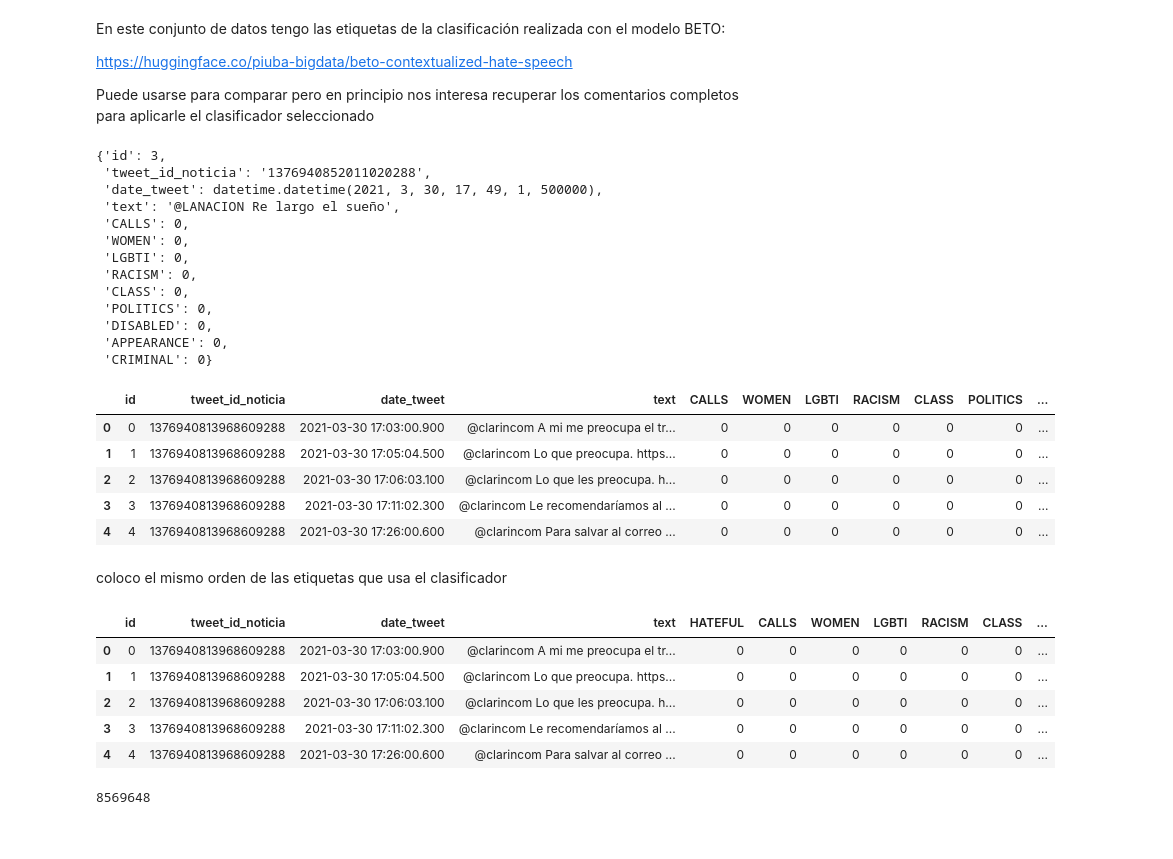
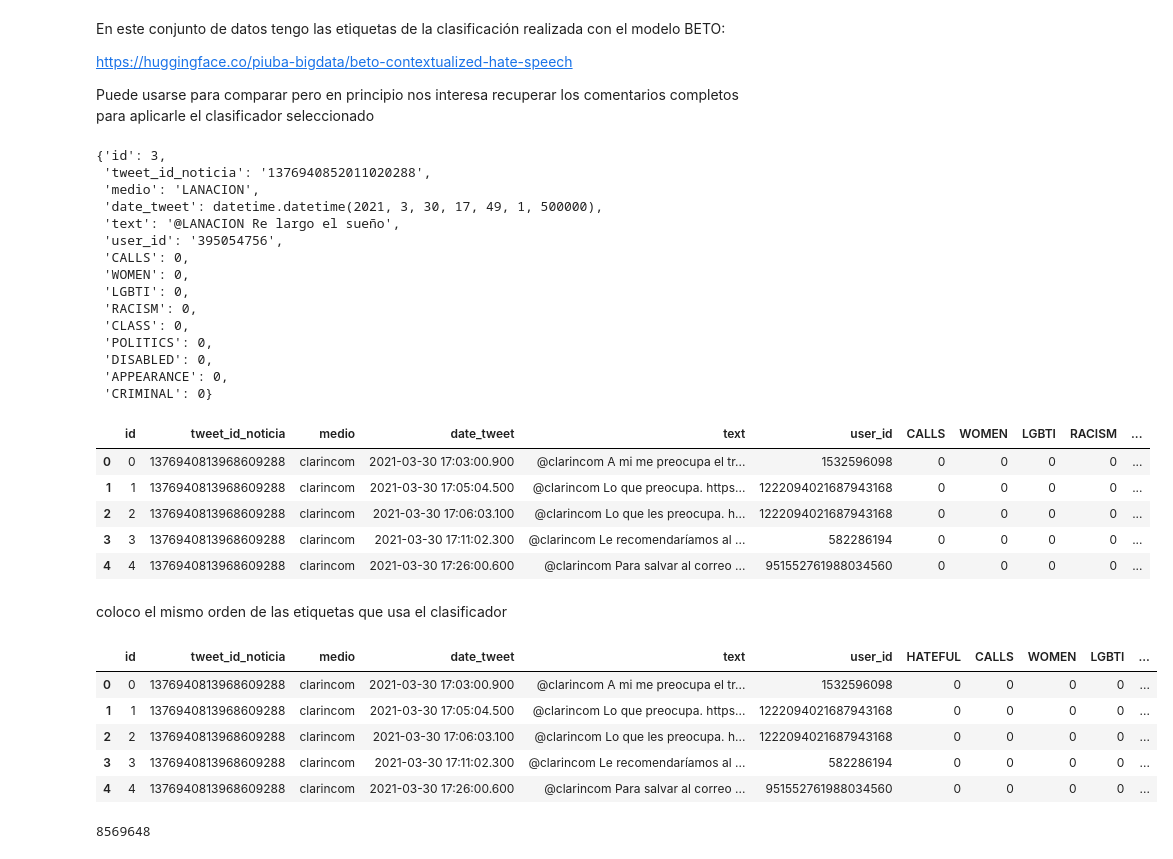
Before and after one commit to natdebandi/xenofobia_ar, a Jupyter notebook: 1_create_ar_dataset.ipynb, the cells around one changed output. Saved outputs shown, nothing was run; the diff lists cells and outputs as text; code cells hidden in the pictures.

```diff
--- a/1_create_ar_dataset.ipynb
+++ b/1_create_ar_dataset.ipynb
@@ -31,5 +24,16 @@ Recupero el conjutno completo de datos: https://huggingface.co/datasets/piuba-bi
+# %%
+import os
+from dotenv import load_dotenv
+from datasets import load_dataset
+import pandas as pd
+
+load_dotenv()
+token = os.getenv("HF_TOKEN")
+
+
+dataset = load_dataset("piubamas/articles_and_comments", token=token)
 # %%
-from datasets import load_dataset
-import pandas as pd
+#from datasets import load_dataset
+#import pandas as pd
 
-dataset = load_dataset("piubamas/articles_and_comments")
+#dataset = load_dataset("piubamas/articles_and_comments")
@@ -98,8 +96,10 @@ for noticia in tqdm(dataset['train']):
         # anexa comentarios de diarios argentinos
         tweets_arg.append({"id":i,
             "tweet_id_noticia": noticia["tweet_id"],
+            "medio": noticia["user"],
             "date_tweet": datecomment,
             "text": comment["text"],
+            "user_id": comment["user_id"],
             "CALLS":comment["prediction"]["CALLS"],
             "WOMEN":comment["prediction"]["WOMEN"],
             "LGBTI":comment["prediction"]["LGBTI"],
@@ -116,8 +116,10 @@ tweets_arg[11]
 # %% [output]
 {'id': 3,
  'tweet_id_noticia': '1376940852011020288',
+ 'medio': 'LANACION',
  'date_tweet': datetime.datetime(2021, 3, 30, 17, 49, 1, 500000),
  'text': '@LANACION Re largo el sueño',
+ 'user_id': '395054756',
  'CALLS': 0,
  'WOMEN': 0,
  'LGBTI': 0,
@@ -136,28 +138,28 @@ df_tweets_arg['HATEFUL']= df_tweets_arg[['CALLS','WOMEN','LGBTI','RACISM','CLASS
 # %%
 df_tweets_arg.head()
 # %% [output]
-|  | id | tweet_id_noticia | date_tweet | text | CALLS | WOMEN | LGBTI | RACISM | CLASS | POLITICS | ... |
-| 0 | 0 | 1376940813968609288 | 2021-03-30 17:03:00.900 | @clarincom A mi me preocupa el tr... | 0 | 0 | 0 | 0 | 0 | 0 | ... |
-| 1 | 1 | 1376940813968609288 | 2021-03-30 17:05:04.500 | @clarincom Lo que preocupa. https... | 0 | 0 | 0 | 0 | 0 | 0 | ... |
-| 2 | 2 | 1376940813968609288 | 2021-03-30 17:06:03.100 | @clarincom Lo que les preocupa. h... | 0 | 0 | 0 | 0 | 0 | 0 | ... |
-| 3 | 3 | 1376940813968609288 | 2021-03-30 17:11:02.300 | @clarincom Le recomendaríamos al ... | 0 | 0 | 0 | 0 | 0 | 0 | ... |
-| 4 | 4 | 1376940813968609288 | 2021-03-30 17:26:00.600 | @clarincom Para salvar al correo ... | 0 | 0 | 0 | 0 | 0 | 0 | ... |
+|  | id | tweet_id_noticia | medio | date_tweet | text | user_id | CALLS | WOMEN | LGBTI | RACISM | ... |
+| 0 | 0 | 1376940813968609288 | clarincom | 2021-03-30 17:03:00.900 | @clarincom A mi me preocupa el tr... | 1532596098 | 0 | 0 | 0 | 0 | ... |
+| 1 | 1 | 1376940813968609288 | clarincom | 2021-03-30 17:05:04.500 | @clarincom Lo que preocupa. https... | 1222094021687943168 | 0 | 0 | 0 | 0 | ... |
+| 2 | 2 | 1376940813968609288 | clarincom | 2021-03-30 17:06:03.100 | @clarincom Lo que les preocupa. h... | 1222094021687943168 | 0 | 0 | 0 | 0 | ... |
+| 3 | 3 | 1376940813968609288 | clarincom | 2021-03-30 17:11:02.300 | @clarincom Le recomendaríamos al ... | 582286194 | 0 | 0 | 0 | 0 | ... |
+| 4 | 4 | 1376940813968609288 | clarincom | 2021-03-30 17:26:00.600 | @clarincom Para salvar al correo ... | 951552761988034560 | 0 | 0 | 0 | 0 | ... |
 # %% [markdown]
 coloco el mismo orden de las etiquetas que usa el clasificador
 # %%
 # prompt: change the order of columns of df_tweets_arg and put HATEFUL before CALLS
 
-df_tweets_arg = df_tweets_arg[['id', 'tweet_id_noticia', 'date_tweet', 'text', 'HATEFUL', 'CALLS', 'WOMEN',
+df_tweets_arg = df_tweets_arg[['id', 'tweet_id_noticia', 'medio', 'date_tweet', 'text', 'user_id', 'HATEFUL', 'CALLS', 'WOMEN',
        'LGBTI', 'RACISM', 'CLASS', 'POLITICS', 'DISABLED', 'APPEARANCE',
        'CRIMINAL']]
 df_tweets_arg.head()
 # %% [output]
-|  | id | tweet_id_noticia | date_tweet | text | HATEFUL | CALLS | WOMEN | LGBTI | RACISM | CLASS | ... |
-| 0 | 0 | 1376940813968609288 | 2021-03-30 17:03:00.900 | @clarincom A mi me preocupa el tr... | 0 | 0 | 0 | 0 | 0 | 0 | ... |
-| 1 | 1 | 1376940813968609288 | 2021-03-30 17:05:04.500 | @clarincom Lo que preocupa. https... | 0 | 0 | 0 | 0 | 0 | 0 | ... |
-| 2 | 2 | 1376940813968609288 | 2021-03-30 17:06:03.100 | @clarincom Lo que les preocupa. h... | 0 | 0 | 0 | 0 | 0 | 0 | ... |
-| 3 | 3 | 1376940813968609288 | 2021-03-30 17:11:02.300 | @clarincom Le recomendaríamos al ... | 0 | 0 | 0 | 0 | 0 | 0 | ... |
-| 4 | 4 | 1376940813968609288 | 2021-03-30 17:26:00.600 | @clarincom Para salvar al correo ... | 0 | 0 | 0 | 0 | 0 | 0 | ... |
+|  | id | tweet_id_noticia | medio | date_tweet | text | user_id | HATEFUL | CALLS | WOMEN | LGBTI | ... |
+| 0 | 0 | 1376940813968609288 | clarincom | 2021-03-30 17:03:00.900 | @clarincom A mi me preocupa el tr... | 1532596098 | 0 | 0 | 0 | 0 | ... |
+| 1 | 1 | 1376940813968609288 | clarincom | 2021-03-30 17:05:04.500 | @clarincom Lo que preocupa. https... | 1222094021687943168 | 0 | 0 | 0 | 0 | ... |
+| 2 | 2 | 1376940813968609288 | clarincom | 2021-03-30 17:06:03.100 | @clarincom Lo que les preocupa. h... | 1222094021687943168 | 0 | 0 | 0 | 0 | ... |
+| 3 | 3 | 1376940813968609288 | clarincom | 2021-03-30 17:11:02.300 | @clarincom Le recomendaríamos al ... | 582286194 | 0 | 0 | 0 | 0 | ... |
+| 4 | 4 | 1376940813968609288 | clarincom | 2021-03-30 17:26:00.600 | @clarincom Para salvar al correo ... | 951552761988034560 | 0 | 0 | 0 | 0 | ... |
 # %%
 # prompt: save df_tweets_arg to csv file
 
```
Also changed, not shown: parts of 5 cells of this notebook, 5 other files.
